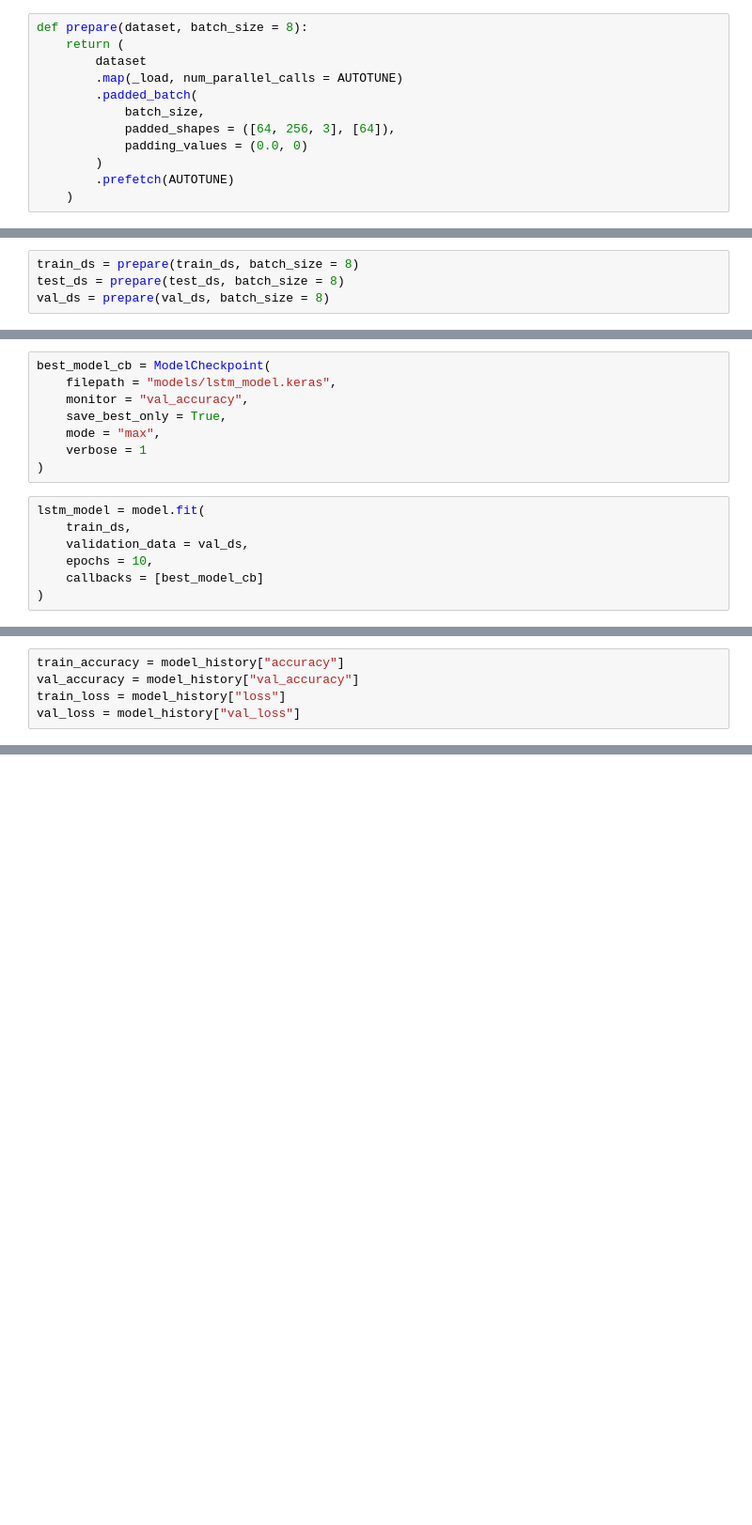
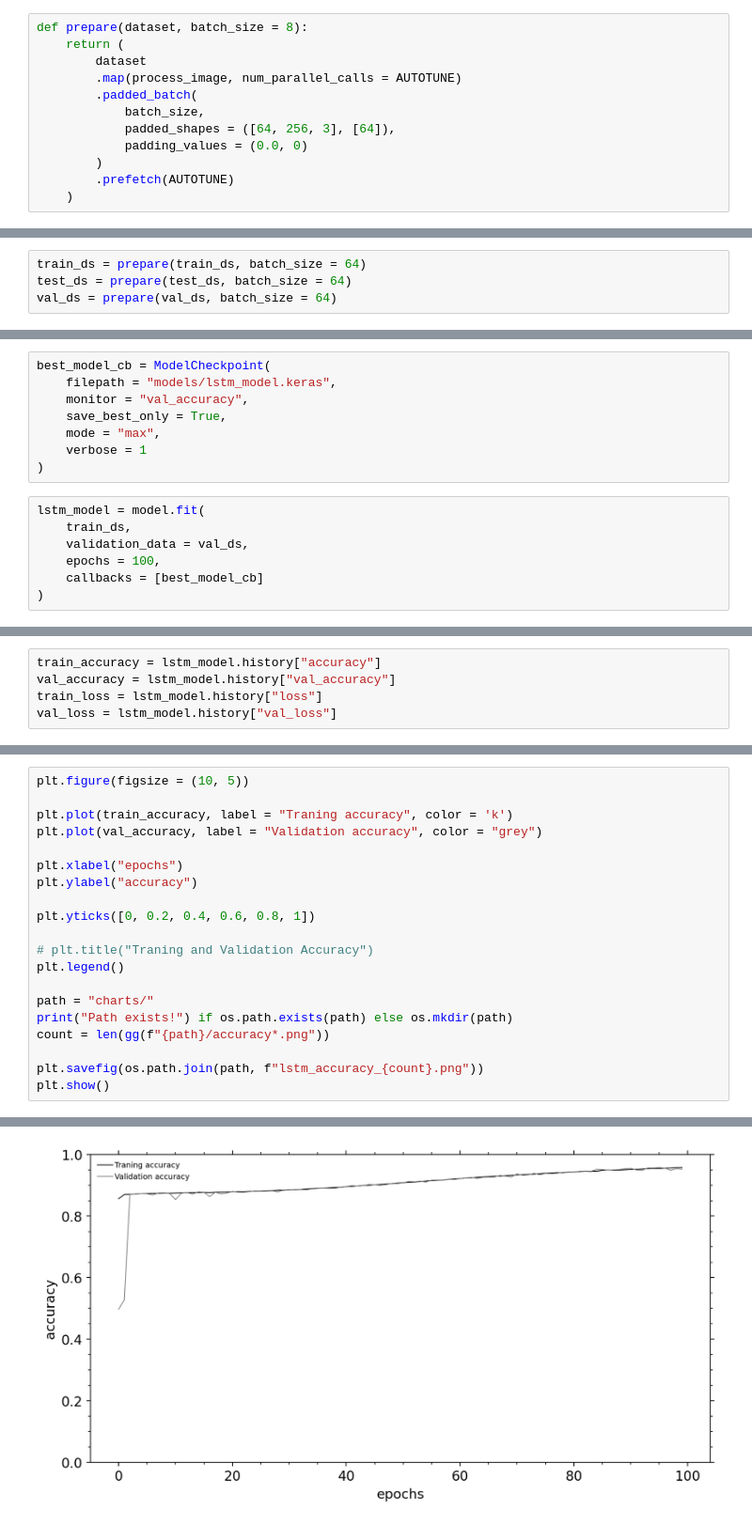
Before and after one commit to AgVicCodes/Optical_Character_Recognition, a Jupyter notebook: code/equations_recogniser_LSTM_Training.ipynb, the cells around one changed output, grey strips where cells are left out. Shown at 94% size. Saved outputs shown, nothing was run; the diff lists cells and outputs as text; blank space fills up the shorter version.

```diff
--- a/code/equations_recogniser_LSTM_Training.ipynb
+++ b/code/equations_recogniser_LSTM_Training.ipynb
@@ -98,7 +119,7 @@ def _load(path, label):
 def prepare(dataset, batch_size = 8):
 	return (
 		dataset
-		.map(_load, num_parallel_calls = AUTOTUNE)
+		.map(process_image, num_parallel_calls = AUTOTUNE)
 		.padded_batch(
 			batch_size,
 			padded_shapes = ([64, 256, 3], [64]),
@@ -130,9 +151,9 @@ test_ds = rest_ds.skip(test_len)
 
 val_ds = rest_ds.take(test_len)
 # %%
-train_ds = prepare(train_ds, batch_size = 8)
-test_ds = prepare(test_ds, batch_size = 8)
-val_ds = prepare(val_ds, batch_size = 8)
+train_ds = prepare(train_ds, batch_size = 64)
+test_ds = prepare(test_ds, batch_size = 64)
+val_ds = prepare(val_ds, batch_size = 64)
 # %%
 len(symbols_index)
 # %% [output]
@@ -204,7 +234,7 @@ best_model_cb = ModelCheckpoint(
 lstm_model = model.fit(
     train_ds,
     validation_data = val_ds,
-    epochs = 10,
+    epochs = 100,
     callbacks = [best_model_cb]
 )
 # %% [output]
@@ -303,5 +414,5 @@ NameError: name 'lstm_model' is not defined
 # %%
-train_accuracy = model_history["accuracy"]
-val_accuracy = model_history["val_accuracy"]
-train_loss = model_history["loss"]
-val_loss = model_history["val_loss"]
+train_accuracy = lstm_model.history["accuracy"]
+val_accuracy = lstm_model.history["val_accuracy"]
+train_loss = lstm_model.history["loss"]
+val_loss = lstm_model.history["val_loss"]
@@ -309,0 +419,21 @@ TypeError: 'History' object is not subscriptable
+# %%
+plt.figure(figsize = (10, 5))
+
+plt.plot(train_accuracy, label = "Traning accuracy", color = 'k')
+plt.plot(val_accuracy, label = "Validation accuracy", color = "grey")
+
+plt.xlabel("epochs")
+plt.ylabel("accuracy")
+
+plt.yticks([0, 0.2, 0.4, 0.6, 0.8, 1])
+
+# plt.title("Traning and Validation Accuracy")
+plt.legend()
+
+path = "charts/"
+print("Path exists!") if os.path.exists(path) else os.mkdir(path)
+count = len(gg(f"{path}/accuracy*.png"))
+
+plt.savefig(os.path.join(path, f"lstm_accuracy_{count}.png"))
+plt.show()
+# %% [output]
@@ -309,0 +475 @@ TypeError: 'History' object is not subscriptable
+[figure, added]
```
Also changed, not shown: parts of 18 cells of this notebook, 21 other files.
